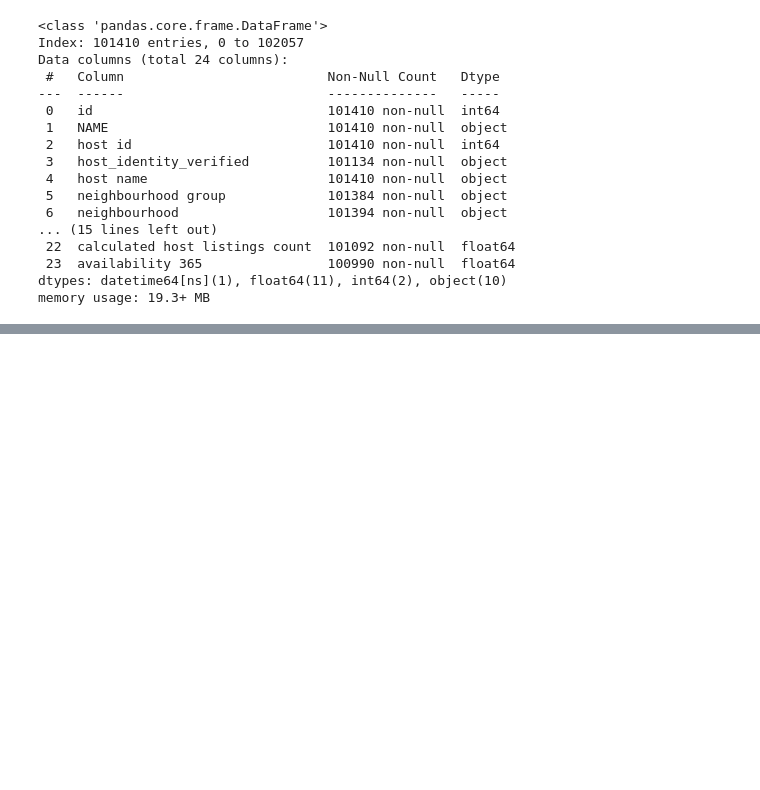
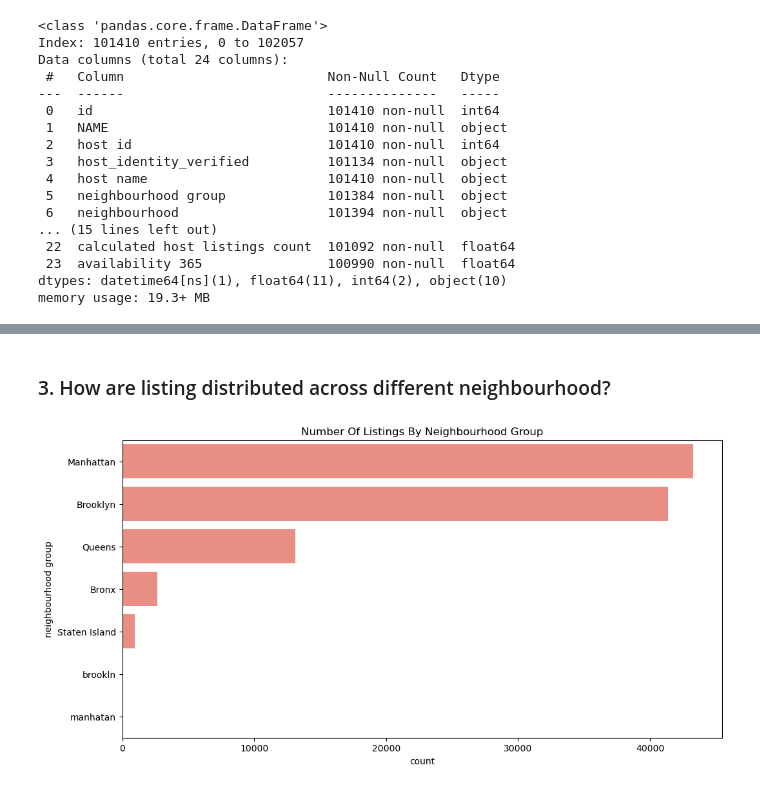
Before and after one commit to ShubhamKD29/Data-Science-Projects, a Jupyter notebook: Airbnb Data Analysis/main.ipynb, the cells around one changed output, grey strips where cells are left out. Cells and saved outputs as stored; diff of their text form; code cells hidden in the pictures; blank space fills up the shorter version.

```diff
--- a/Airbnb Data Analysis/main.ipynb
+++ b/Airbnb Data Analysis/main.ipynb
@@ -158,0 +187,11 @@ memory usage: 19.3+ MB
+# %% [markdown]
+### 3. How are listing distributed across different neighbourhood?
+# %%
+plt.figure(figsize=(12, 6))
+sns.countplot(data=df, y='neighbourhood group', color='salmon', order=df['neighbourhood group'].value_counts().index)
+plt.title('Number Of Listings By Neighbourhood Group')
+plt.xlabel('count')
+plt.ylabel('neighbourhood group')
+plt.show()
+# %% [output]
+[figure, added]
```
Also changed, not shown: parts of 12 cells of this notebook.
